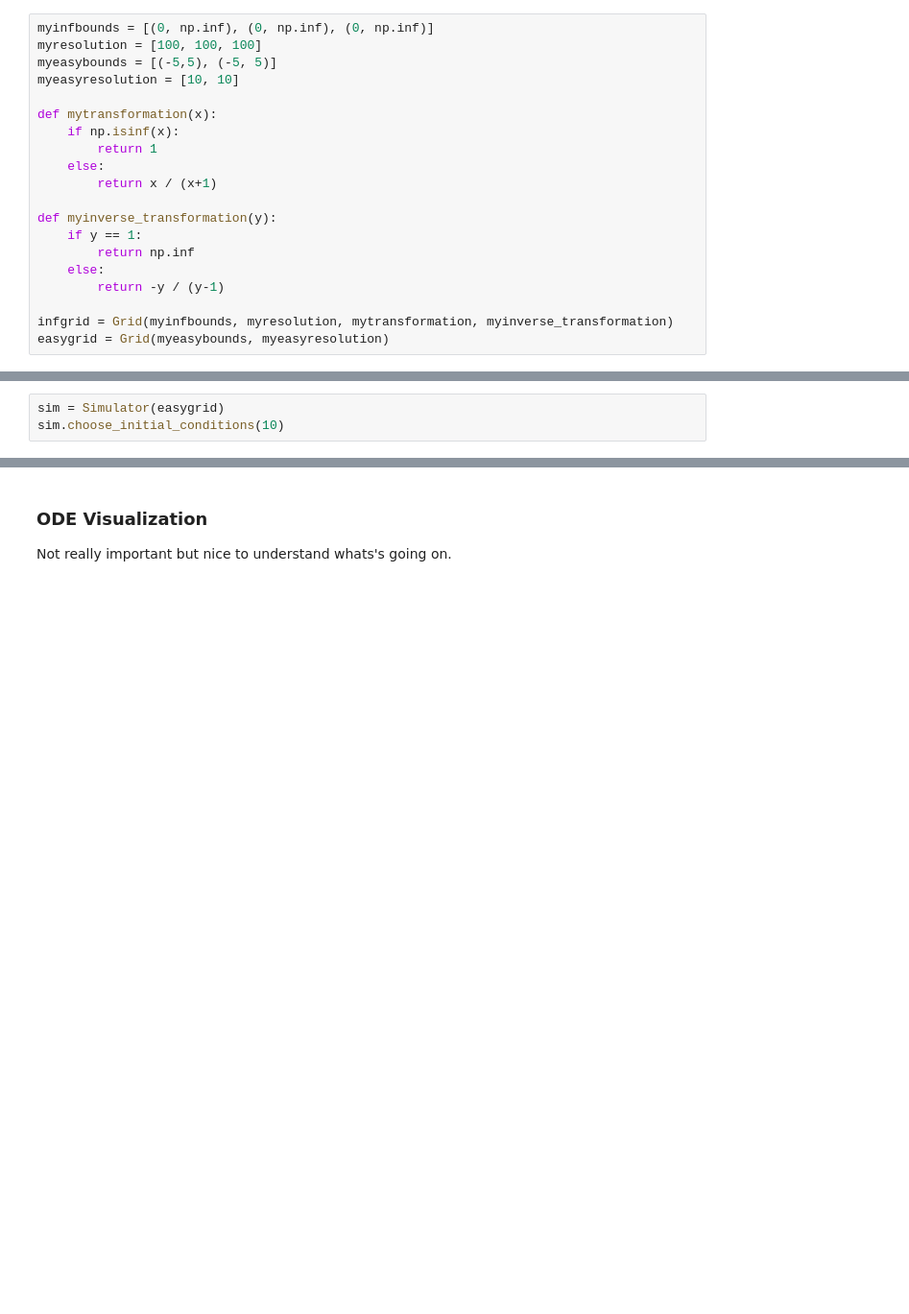
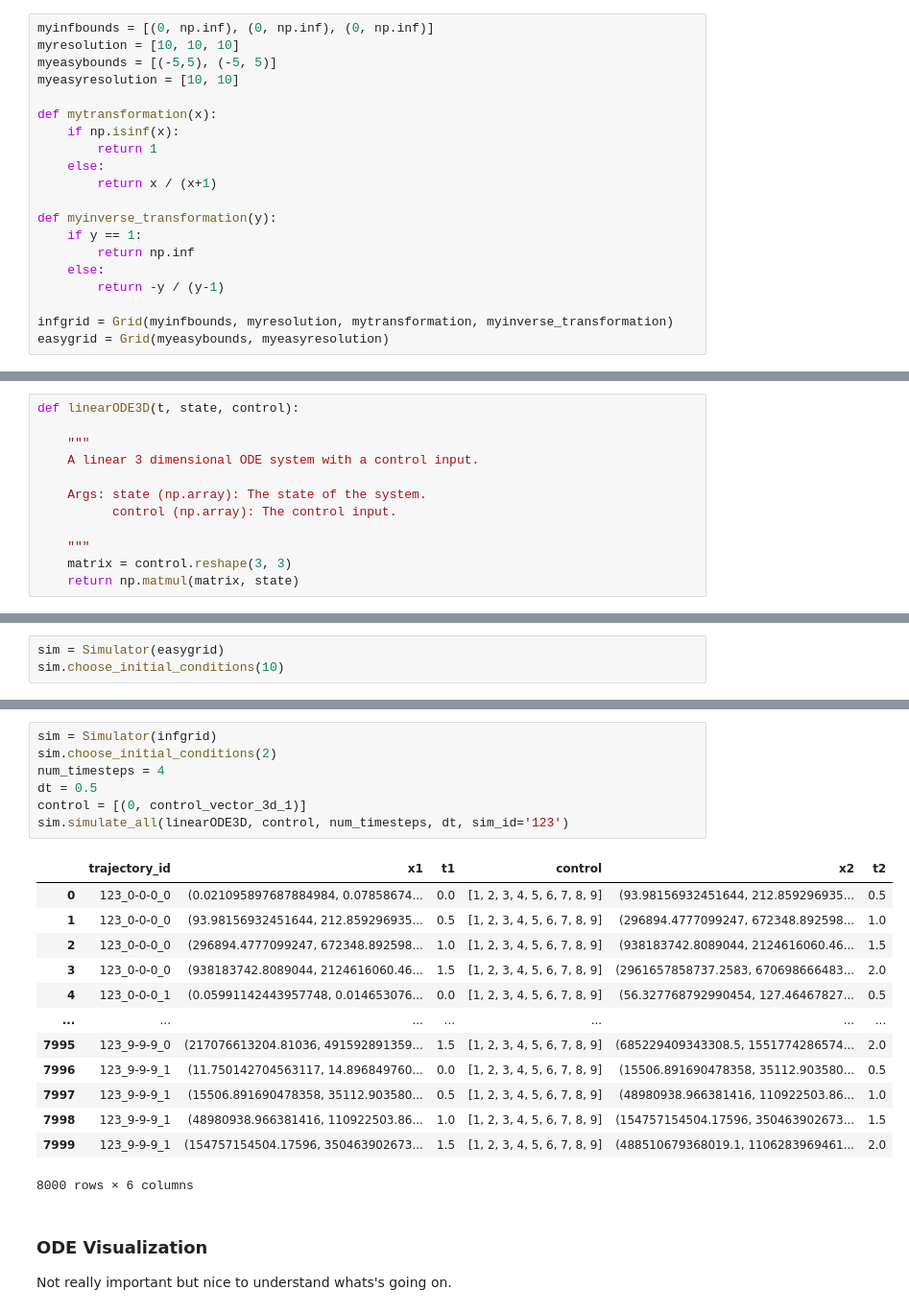
Before and after one commit to Lighfe/mdp-world-model, a Jupyter notebook: data_generation/simulations/NewGridAndSimulation.ipynb, the cells around one changed output, grey strips where cells are left out. Shown at 96% size. Drawn from its saved outputs; the diff is of its cells as text; blank space fills up the shorter version.

```diff
--- a/data_generation/simulations/NewGridAndSimulation.ipynb
+++ b/data_generation/simulations/NewGridAndSimulation.ipynb
@@ -362,7 +362,7 @@ class Simulator:
 ### Example Usage
 # %%
 myinfbounds = [(0, np.inf), (0, np.inf), (0, np.inf)]
-myresolution = [100, 100, 100]
+myresolution = [10, 10, 10]
 myeasybounds = [(-5,5), (-5, 5)]
 myeasyresolution = [10, 10]
 
@@ -392,6 +392,18 @@ def linearODE(t, state, control):
     """
     matrix = control.reshape(2, 2)
     return np.matmul(matrix, state)
+# %%
+def linearODE3D(t, state, control):
+
+    """
+    A linear 3 dimensional ODE system with a control input.
+
+    Args: state (np.array): The state of the system.
+          control (np.array): The control input.
+
+    """
+    matrix = control.reshape(3, 3)
+    return np.matmul(matrix, state)
 # %%
 control_vector1 = np.array([-2, 2, -4, 1])  #stable complex eigenvalues
 control_vector2 = np.array([-5, 2, -7, 4])  #two real eigenvalues, saddlepoint
@@ -439,4 +454,25 @@ sim.simulate_all(linearODE, control, num_timesteps, dt, sim_id='123')
 4000 rows × 6 columns
+# %%
+sim = Simulator(infgrid)
+sim.choose_initial_conditions(2)
+num_timesteps = 4
+dt = 0.5
+control = [(0, control_vector_3d_1)]
+sim.simulate_all(linearODE3D, control, num_timesteps, dt, sim_id='123')
+# %% [output]
+|  | trajectory_id | x1 | t1 | control | x2 | t2 |
+| 0 | 123_0-0-0_0 | (0.021095897687884984, 0.07858674... | 0.0 | [1, 2, 3, 4, 5, 6, 7, 8, 9] | (93.98156932451644, 212.859296935... | 0.5 |
+| 1 | 123_0-0-0_0 | (93.98156932451644, 212.859296935... | 0.5 | [1, 2, 3, 4, 5, 6, 7, 8, 9] | (296894.4777099247, 672348.892598... | 1.0 |
+| 2 | 123_0-0-0_0 | (296894.4777099247, 672348.892598... | 1.0 | [1, 2, 3, 4, 5, 6, 7, 8, 9] | (938183742.8089044, 2124616060.46... | 1.5 |
+| 3 | 123_0-0-0_0 | (938183742.8089044, 2124616060.46... | 1.5 | [1, 2, 3, 4, 5, 6, 7, 8, 9] | (2961657858737.2583, 670698666483... | 2.0 |
+| 4 | 123_0-0-0_1 | (0.05991142443957748, 0.014653076... | 0.0 | [1, 2, 3, 4, 5, 6, 7, 8, 9] | (56.327768792990454, 127.46467827... | 0.5 |
+| ... | ... | ... | ... | ... | ... | ... |
+| 7995 | 123_9-9-9_0 | (217076613204.81036, 491592891359... | 1.5 | [1, 2, 3, 4, 5, 6, 7, 8, 9] | (685229409343308.5, 1551774286574... | 2.0 |
+| 7996 | 123_9-9-9_1 | (11.750142704563117, 14.896849760... | 0.0 | [1, 2, 3, 4, 5, 6, 7, 8, 9] | (15506.891690478358, 35112.903580... | 0.5 |
+| 7997 | 123_9-9-9_1 | (15506.891690478358, 35112.903580... | 0.5 | [1, 2, 3, 4, 5, 6, 7, 8, 9] | (48980938.966381416, 110922503.86... | 1.0 |
+| 7998 | 123_9-9-9_1 | (48980938.966381416, 110922503.86... | 1.0 | [1, 2, 3, 4, 5, 6, 7, 8, 9] | (154757154504.17596, 350463902673... | 1.5 |
+| 7999 | 123_9-9-9_1 | (154757154504.17596, 350463902673... | 1.5 | [1, 2, 3, 4, 5, 6, 7, 8, 9] | (488510679368019.1, 1106283969461... | 2.0 |
+8000 rows × 6 columns
 # %% [markdown]
 ### ODE Visualization
 
```
Also changed, not shown: parts of 5 cells of this notebook.
